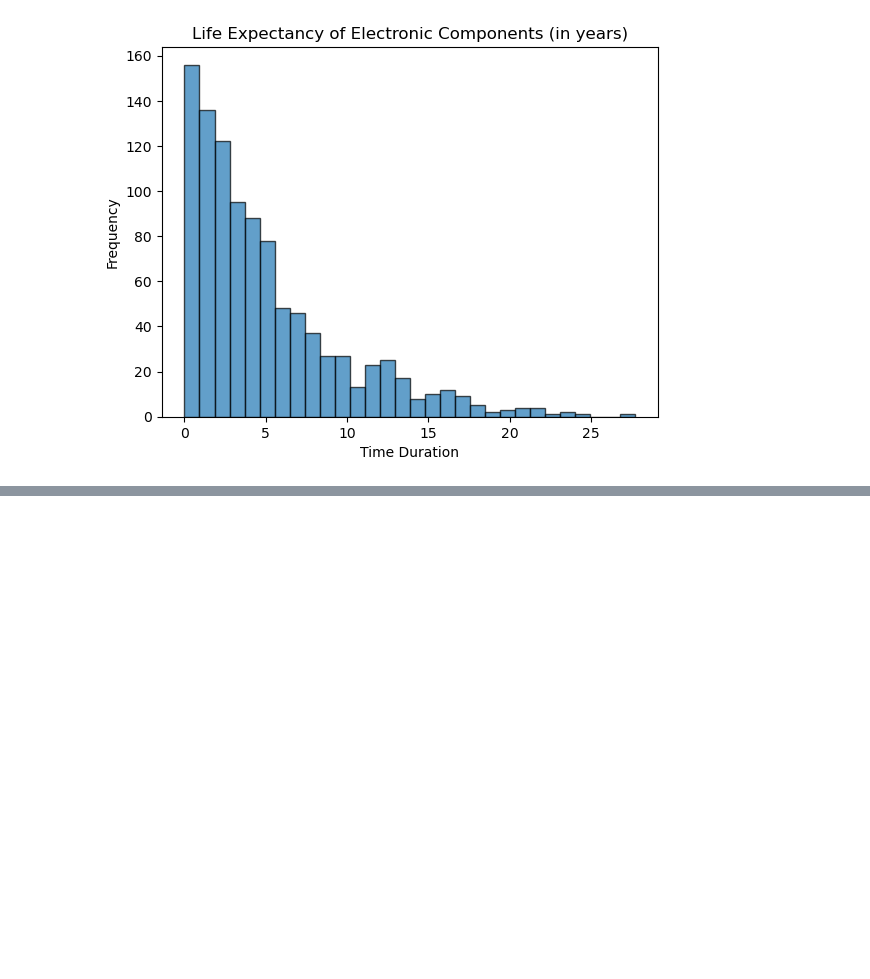
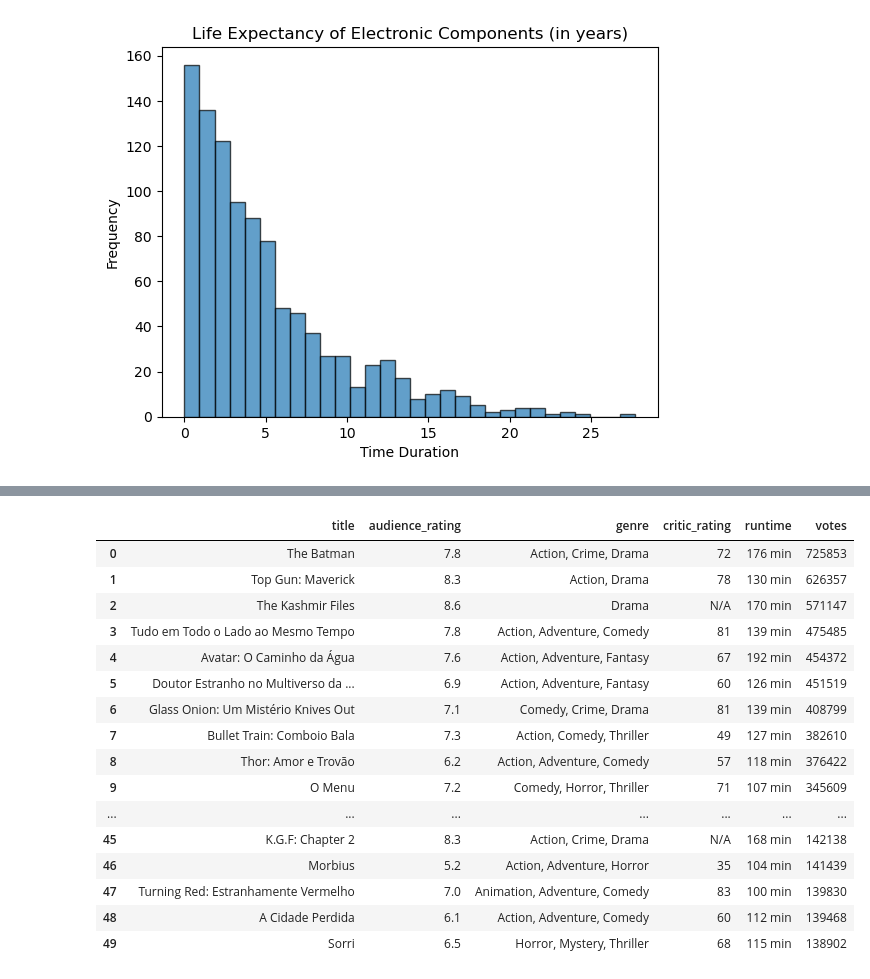
Before and after one commit to DiogoRibeiro7/Medium-Blog, a Jupyter notebook: fetch medium.ipynb, the cells around one changed output, grey strips where cells are left out. Cells and saved outputs as stored; diff of their text form; code cells hidden in the pictures; blank space fills up the shorter version.

Commit message:
chore: movies

```diff
--- a/fetch medium.ipynb
+++ b/fetch medium.ipynb
@@ -494,0 +743,20 @@ plot_histogram(life_expectancy, "Life Expectancy of Electronic Components (in ye
+# %%
+movies
+# %% [output]
+|  | title | audience_rating | genre | critic_rating | runtime | votes |
+| 0 | The Batman | 7.8 | Action, Crime, Drama | 72 | 176 min | 725853 |
+| 1 | Top Gun: Maverick | 8.3 | Action, Drama | 78 | 130 min | 626357 |
+| 2 | The Kashmir Files | 8.6 | Drama | N/A | 170 min | 571147 |
+| 3 | Tudo em Todo o Lado ao Mesmo Tempo | 7.8 | Action, Adventure, Comedy | 81 | 139 min | 475485 |
+| 4 | Avatar: O Caminho da Água | 7.6 | Action, Adventure, Fantasy | 67 | 192 min | 454372 |
+| 5 | Doutor Estranho no Multiverso da ... | 6.9 | Action, Adventure, Fantasy | 60 | 126 min | 451519 |
+| 6 | Glass Onion: Um Mistério Knives Out | 7.1 | Comedy, Crime, Drama | 81 | 139 min | 408799 |
+| 7 | Bullet Train: Comboio Bala | 7.3 | Action, Comedy, Thriller | 49 | 127 min | 382610 |
+| 8 | Thor: Amor e Trovão | 6.2 | Action, Adventure, Comedy | 57 | 118 min | 376422 |
+| 9 | O Menu | 7.2 | Comedy, Horror, Thriller | 71 | 107 min | 345609 |
+| ... | ... | ... | ... | ... | ... | ... |
+| 45 | K.G.F: Chapter 2 | 8.3 | Action, Crime, Drama | N/A | 168 min | 142138 |
+| 46 | Morbius | 5.2 | Action, Adventure, Horror | 35 | 104 min | 141439 |
+| 47 | Turning Red: Estranhamente Vermelho | 7.0 | Animation, Adventure, Comedy | 83 | 100 min | 139830 |
+| 48 | A Cidade Perdida | 6.1 | Action, Adventure, Comedy | 60 | 112 min | 139468 |
+| 49 | Sorri | 6.5 | Horror, Mystery, Thriller | 68 | 115 min | 138902 |
```
Also changed, not shown: parts of 3 cells of this notebook, 1 other file.
